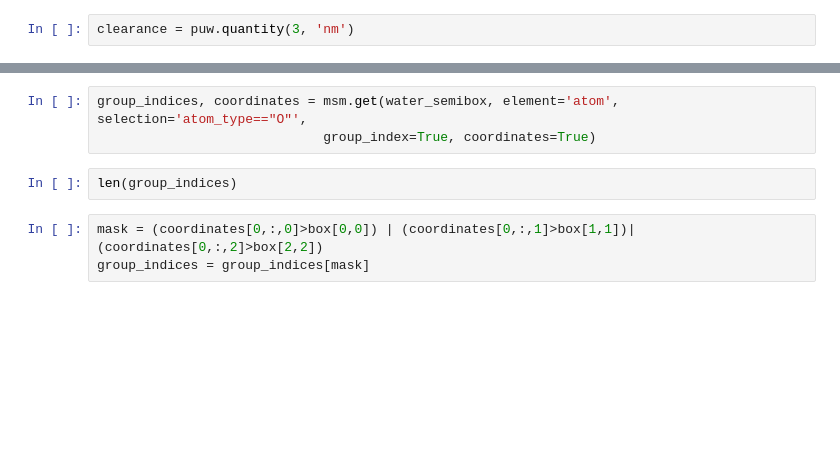
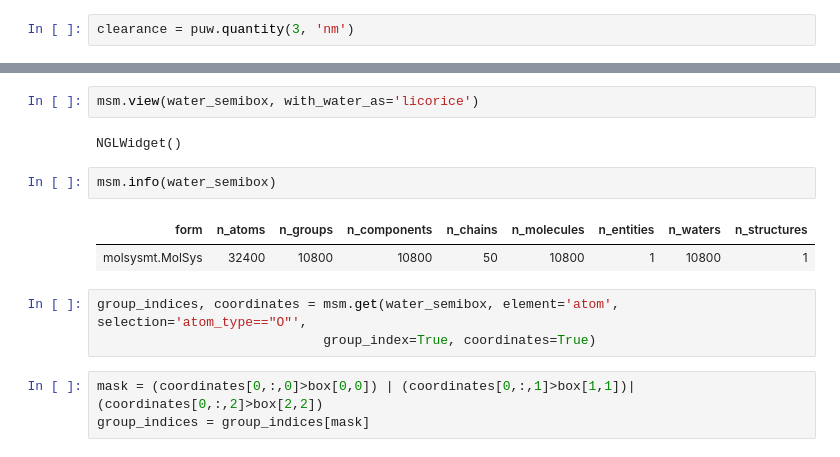
Before and after one commit to uibcdf/OMembrane, a Jupyter notebook: sandbox/Build_POPC_membrane_1.ipynb, the cells around one changed output, grey strips where cells are left out. Cells and saved outputs as stored; diff of their text form; blank space fills up the shorter version.

```diff
--- a/sandbox/Build_POPC_membrane_1.ipynb
+++ b/sandbox/Build_POPC_membrane_1.ipynb
@@ -180,8 +199,15 @@ water_semibox = msm.merge(tiles)
+# %%
+msm.view(water_semibox, with_water_as='licorice')
+# %% [output]
+NGLWidget()
+# %%
+msm.info(water_semibox)
+# %% [output]
+| form | n_atoms | n_groups | n_components | n_chains | n_molecules | n_entities | n_waters | n_structures |
+| molsysmt.MolSys | 32400 | 10800 | 10800 | 50 | 10800 | 1 | 10800 | 1 |
 # %%
 group_indices, coordinates = msm.get(water_semibox, element='atom', selection='atom_type=="O"',
                              group_index=True, coordinates=True)
-# %%
-len(group_indices)
 # %%
 mask = (coordinates[0,:,0]>box[0,0]) | (coordinates[0,:,1]>box[1,1])| (coordinates[0,:,2]>box[2,2])
 group_indices = group_indices[mask]
```
Also changed, not shown: parts of 17 cells of this notebook, 9 other files.
